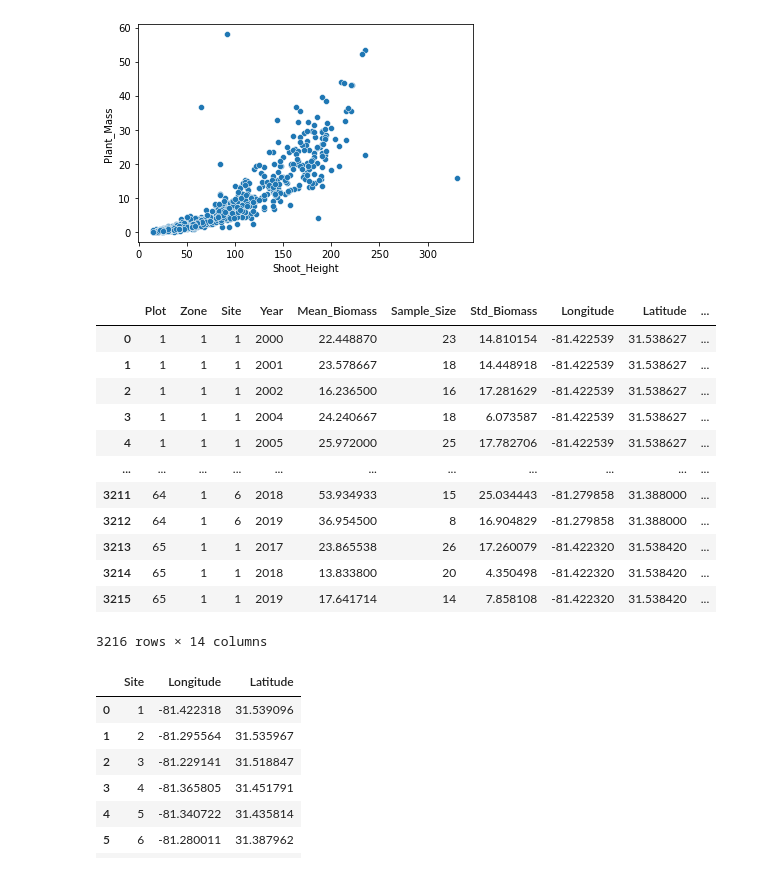
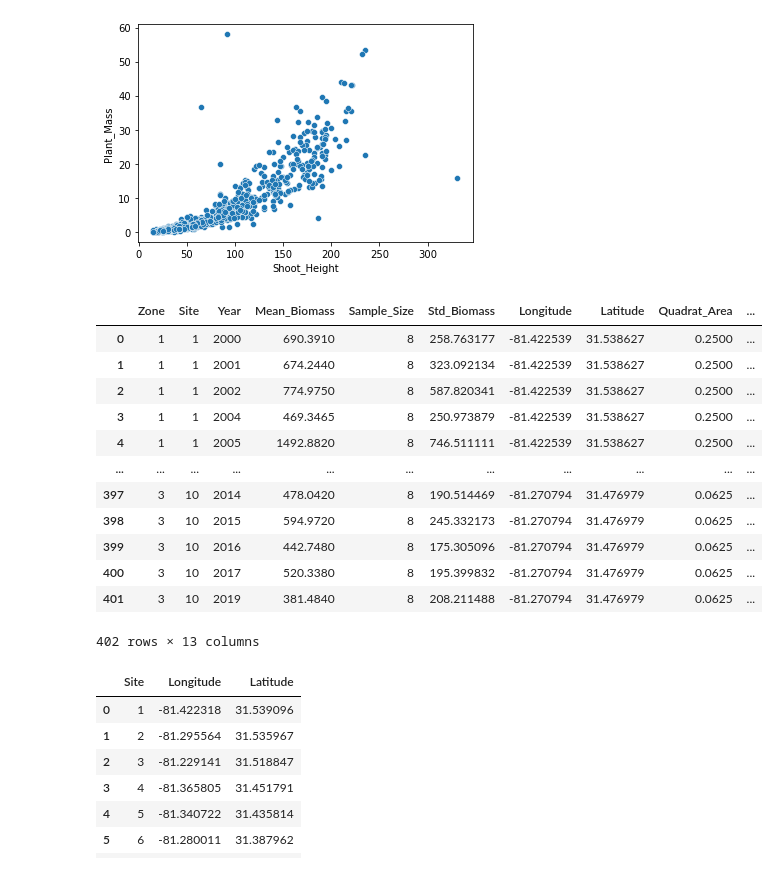
Before and after one commit to asajulien/PhD, a Jupyter notebook: Jupyter/Biomass-GA LTER.ipynb, the cells around one changed output. Drawn from its saved outputs; the diff is of its cells as text; code cells hidden in the pictures.

```diff
--- a/Jupyter/Biomass-GA LTER.ipynb
+++ b/Jupyter/Biomass-GA LTER.ipynb
@@ -39,7 +39,11 @@ for filename in all_files:
 df = pd.concat(li, axis=0, ignore_index=True)
 
 ##Begin:
-df['Plant_Biomass'] = df['Plant_Biomass']/df['Quadrat_Area'] ##adjust to grams/m^2
+##Important note 2/9/2022: Need to sum all biomass measurements within each plot, then divide by quadrat area \
+##Pennings measured biomass of each individual plant within quadrat - currently you are finding the average for each plant
+##Will change everything
+
+#df['Plant_Biomass'] = df['Plant_Biomass']/df['Quadrat_Area'] ##adjust to grams/m^2
 
 df['Date'] = pd.to_datetime(df[['Year', 'Month', 'Day']])
 
@@ -69,0 +74,16 @@ df
+# %%
+##Sum biomass
+
+#df = df[df['Species_Code'] == 'A1']
+
+df_sum = df.groupby(['Plot', 'Zone', 'Site', 'Year'], as_index = False).aggregate({'Plant_Biomass':[np.sum, np.size], \
+    'Longitude':'first', 'Latitude':'first', 'Quadrat_Area':'first', 'Species_Code':'first', 'Flowering_Status':'first', \
+    'Date':'first'})
+
+df_sum.columns = ['Plot','Zone','Site','Year','Plant_Biomass', 'Sample_Size', 'Longitude', 'Latitude', \
+               'Quadrat_Area', 'Species_Code','Flowering_Status', 'Date']
+
+df_sum['Plant_Biomass'] = df_sum['Plant_Biomass']/df_sum['Quadrat_Area']
+
+df_sum['Plant_Biomass'].hist(bins = 50) ##Note: Greatest biomass plots are not S. alterniflora - will be removed
+df_sum
@@ -109,36 +144,36 @@ plt.show()
 # %%
 #df['Plant_Biomass'].hist(by=df['Year'])
 
-df2 = df.groupby(['Plot', 'Zone', 'Site', 'Year'], as_index = False).aggregate({'Plant_Biomass':[np.mean, np.size, np.std], \
+df2 = df_sum.groupby(['Zone', 'Site', 'Year'], as_index = False).aggregate({'Plant_Biomass':[np.mean, np.size, np.std], \
     'Longitude':'first', 'Latitude':'first', 'Quadrat_Area':'first', 'Species_Code':'first', 'Flowering_Status':'first', \
     'Date':'first'})
 
-df2.columns = ['Plot','Zone','Site','Year','Mean_Biomass', 'Sample_Size', 'Std_Biomass', 'Longitude', 'Latitude', \
+df2.columns = ['Zone','Site','Year','Mean_Biomass', 'Sample_Size', 'Std_Biomass', 'Longitude', 'Latitude', \
                'Quadrat_Area', 'Species_Code','Flowering_Status', 'Date']
 
 df2['SE_Biomass'] = df2['Std_Biomass']/np.sqrt(df2['Sample_Size'])
 
 df2
 
 # df3 = df.groupby(['Plot', 'Zone', 'Site', 'Year'], as_index = False).mean()
 # site_list = [7]
 # df4 = df[df['Site'].isin(site_list)]
 ##site 7 seems to have the highest biomass
 # list(df2) ##need to rename columns
 # %% [output]
-|  | Plot | Zone | Site | Year | Mean_Biomass | Sample_Size | Std_Biomass | Longitude | Latitude | ... |
-| 0 | 1 | 1 | 1 | 2000 | 22.448870 | 23 | 14.810154 | -81.422539 | 31.538627 | ... |
-| 1 | 1 | 1 | 1 | 2001 | 23.578667 | 18 | 14.448918 | -81.422539 | 31.538627 | ... |
-| 2 | 1 | 1 | 1 | 2002 | 16.236500 | 16 | 17.281629 | -81.422539 | 31.538627 | ... |
-| 3 | 1 | 1 | 1 | 2004 | 24.240667 | 18 | 6.073587 | -81.422539 | 31.538627 | ... |
-| 4 | 1 | 1 | 1 | 2005 | 25.972000 | 25 | 17.782706 | -81.422539 | 31.538627 | ... |
+|  | Zone | Site | Year | Mean_Biomass | Sample_Size | Std_Biomass | Longitude | Latitude | Quadrat_Area | ... |
+| 0 | 1 | 1 | 2000 | 690.3910 | 8 | 258.763177 | -81.422539 | 31.538627 | 0.2500 | ... |
+| 1 | 1 | 1 | 2001 | 674.2440 | 8 | 323.092134 | -81.422539 | 31.538627 | 0.2500 | ... |
+| 2 | 1 | 1 | 2002 | 774.9750 | 8 | 587.820341 | -81.422539 | 31.538627 | 0.2500 | ... |
+| 3 | 1 | 1 | 2004 | 469.3465 | 8 | 250.973879 | -81.422539 | 31.538627 | 0.2500 | ... |
+| 4 | 1 | 1 | 2005 | 1492.8820 | 8 | 746.511111 | -81.422539 | 31.538627 | 0.2500 | ... |
 | ... | ... | ... | ... | ... | ... | ... | ... | ... | ... | ... |
-| 3211 | 64 | 1 | 6 | 2018 | 53.934933 | 15 | 25.034443 | -81.279858 | 31.388000 | ... |
-| 3212 | 64 | 1 | 6 | 2019 | 36.954500 | 8 | 16.904829 | -81.279858 | 31.388000 | ... |
-| 3213 | 65 | 1 | 1 | 2017 | 23.865538 | 26 | 17.260079 | -81.422320 | 31.538420 | ... |
-| 3214 | 65 | 1 | 1 | 2018 | 13.833800 | 20 | 4.350498 | -81.422320 | 31.538420 | ... |
-| 3215 | 65 | 1 | 1 | 2019 | 17.641714 | 14 | 7.858108 | -81.422320 | 31.538420 | ... |
+| 397 | 3 | 10 | 2014 | 478.0420 | 8 | 190.514469 | -81.270794 | 31.476979 | 0.0625 | ... |
+| 398 | 3 | 10 | 2015 | 594.9720 | 8 | 245.332173 | -81.270794 | 31.476979 | 0.0625 | ... |
+| 399 | 3 | 10 | 2016 | 442.7480 | 8 | 175.305096 | -81.270794 | 31.476979 | 0.0625 | ... |
+| 400 | 3 | 10 | 2017 | 520.3380 | 8 | 195.399832 | -81.270794 | 31.476979 | 0.0625 | ... |
+| 401 | 3 | 10 | 2019 | 381.4840 | 8 | 208.211488 | -81.270794 | 31.476979 | 0.0625 | ... |
-3216 rows × 14 columns
+402 rows × 13 columns
 # %%
 dfx = df.groupby(['Site'], as_index = False).mean()
 dfx = dfx[['Site', 'Longitude', 'Latitude']]
```
Also changed, not shown: parts of 5 cells of this notebook.
